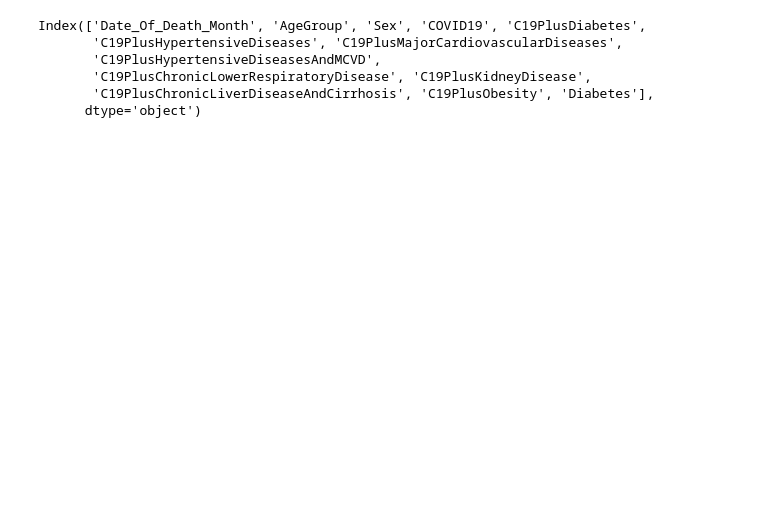
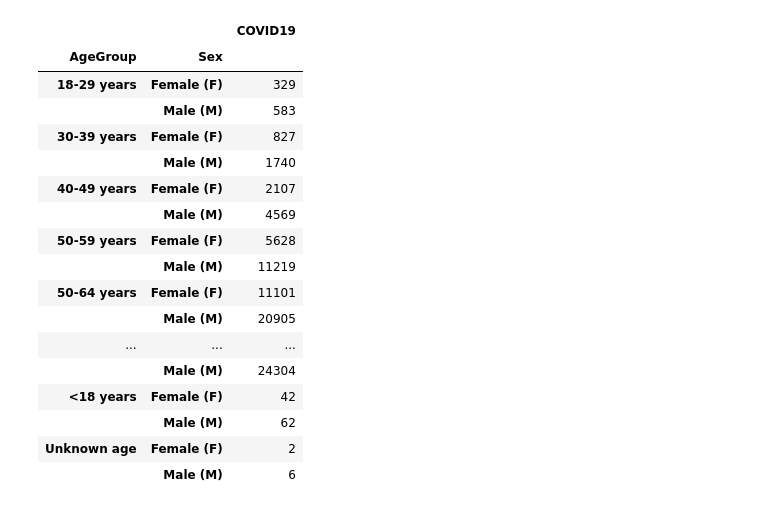
Before and after one commit to dbrito1231/covid_disability_deaths, a Jupyter notebook: notebook.ipynb, the cells around one changed output. Drawn from its saved outputs; the diff is of its cells as text; code cells hidden in the pictures; blank space fills up the shorter version.

```diff
--- a/notebook.ipynb
+++ b/notebook.ipynb
@@ -38,4 +28,7 @@ None
 df.AgeGroup.isnull().any()
 bool_series = pd.isnull(df.AgeGroup)
 df[bool_series]
+df.drop(labels=[127], axis=0, inplace=True)
+df.AgeGroup.isnull().any()
+df.count()
 # %% [output]
@@ -44,12 +51,0 @@ df[bool_series]
-# %%
-df = df.iloc[:, 2:]
-df['Diabetes'] = df['Diabetes.uc'] + df['Diabetes.mc']
-df.drop(['Diabetes.uc','Diabetes.mc'], axis=1, inplace=True)
-# plot diabetes deaths
-# %% [output]
-Index(['Date_Of_Death_Month', 'AgeGroup', 'Sex', 'COVID19', 'C19PlusDiabetes',
-       'C19PlusHypertensiveDiseases', 'C19PlusMajorCardiovascularDiseases',
-       'C19PlusHypertensiveDiseasesAndMCVD',
-       'C19PlusChronicLowerRespiratoryDisease', 'C19PlusKidneyDisease',
-       'C19PlusChronicLiverDiseaseAndCirrhosis', 'C19PlusObesity', 'Diabetes'],
-      dtype='object')
@@ -55,0 +55,21 @@ Index(['Date_Of_Death_Month', 'AgeGroup', 'Sex', 'COVID19', 'C19PlusDiabetes',
+# %%
+pd.pivot_table(df,values='COVID19', index=['AgeGroup','Sex'], aggfunc=np.sum)
+# %% [output]
+|  |  | COVID19 |
+| AgeGroup | Sex |  |
+| 18-29 years | Female (F) | 329 |
+|  | Male (M) | 583 |
+| 30-39 years | Female (F) | 827 |
+|  | Male (M) | 1740 |
+| 40-49 years | Female (F) | 2107 |
+|  | Male (M) | 4569 |
+| 50-59 years | Female (F) | 5628 |
+|  | Male (M) | 11219 |
+| 50-64 years | Female (F) | 11101 |
+|  | Male (M) | 20905 |
+| ... | ... | ... |
+|  | Male (M) | 24304 |
+| <18 years | Female (F) | 42 |
+|  | Male (M) | 62 |
+| Unknown age | Female (F) | 2 |
+|  | Male (M) | 6 |
```
Also changed, not shown: parts of 4 cells of this notebook.
